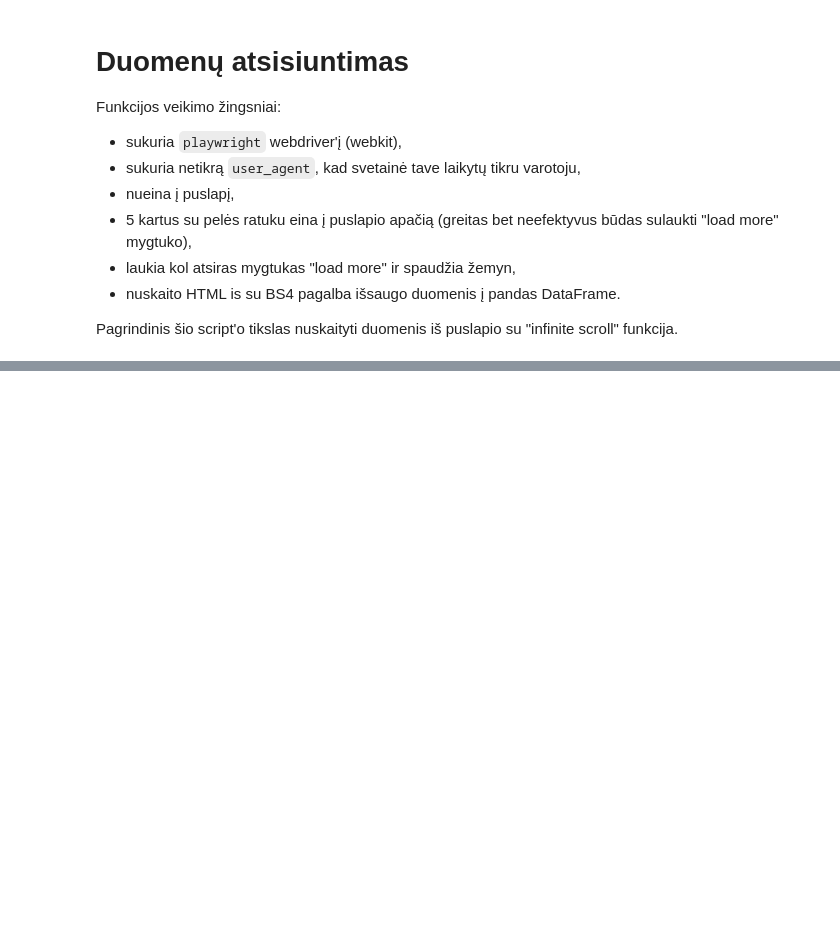
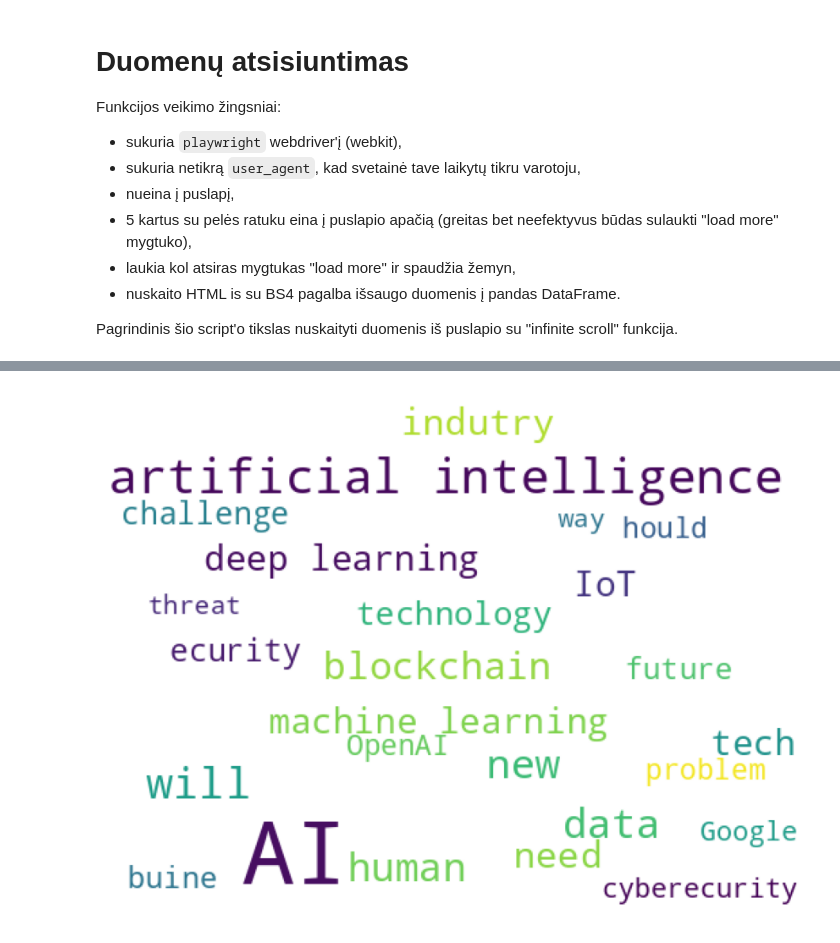
Before and after one commit to TK-Problem/Python-mokymai, a Jupyter notebook: Scripts/bdtechtalks.ipynb, the cells around one changed output, grey strips where cells are left out. Drawn from its saved outputs; the diff is of its cells as text; code cells hidden in the pictures; blank space fills up the shorter version.

```diff
--- a/Scripts/bdtechtalks.ipynb
+++ b/Scripts/bdtechtalks.ipynb
@@ -184,3 +188,20 @@ Norint atsisiųsti duomenis lokaliai paspauskite ant dešinėje pusė esančios
 # %%
 # save data
 df.to_csv('techtalk.csv', index=False)
+# %%
+#@title Žodžių debesis
+
+#@markdown Naudojamės wordcloud funcija.
+
+# generate word cloud
+wordcloud = WordCloud(background_color = 'white',
+                      width = 512,
+                      height = 384,
+                      max_words = 25).generate(" ".join(df.Title).replace("s", ''))
+
+# create figure object for word cloud
+plt.subplots(figsize = (16,8))
+plt.imshow(wordcloud) # image show
+plt.axis('off'); # to off the axis of x and y
+# %% [output]
+[figure, added]
```
Also changed, not shown: parts of 3 cells of this notebook.
